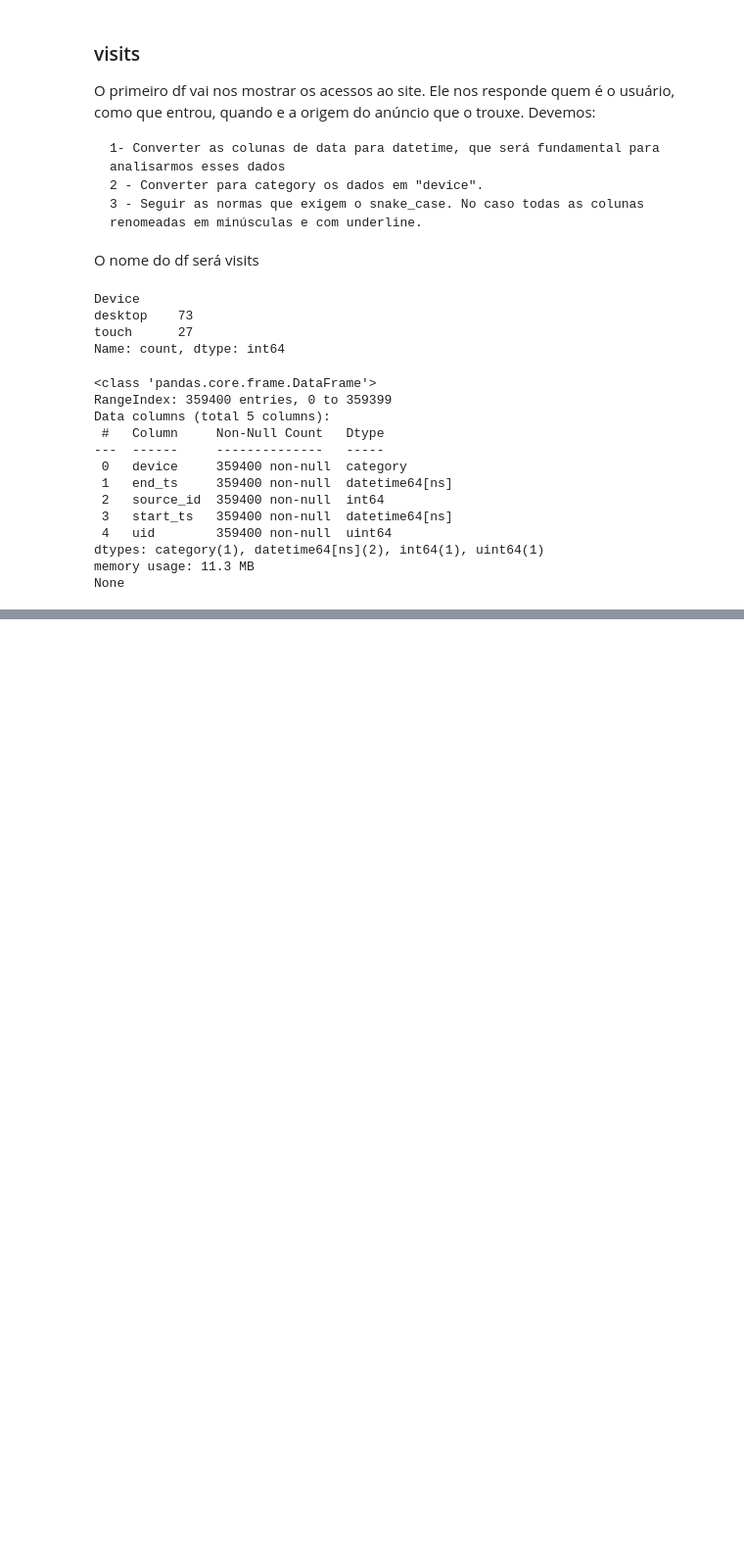
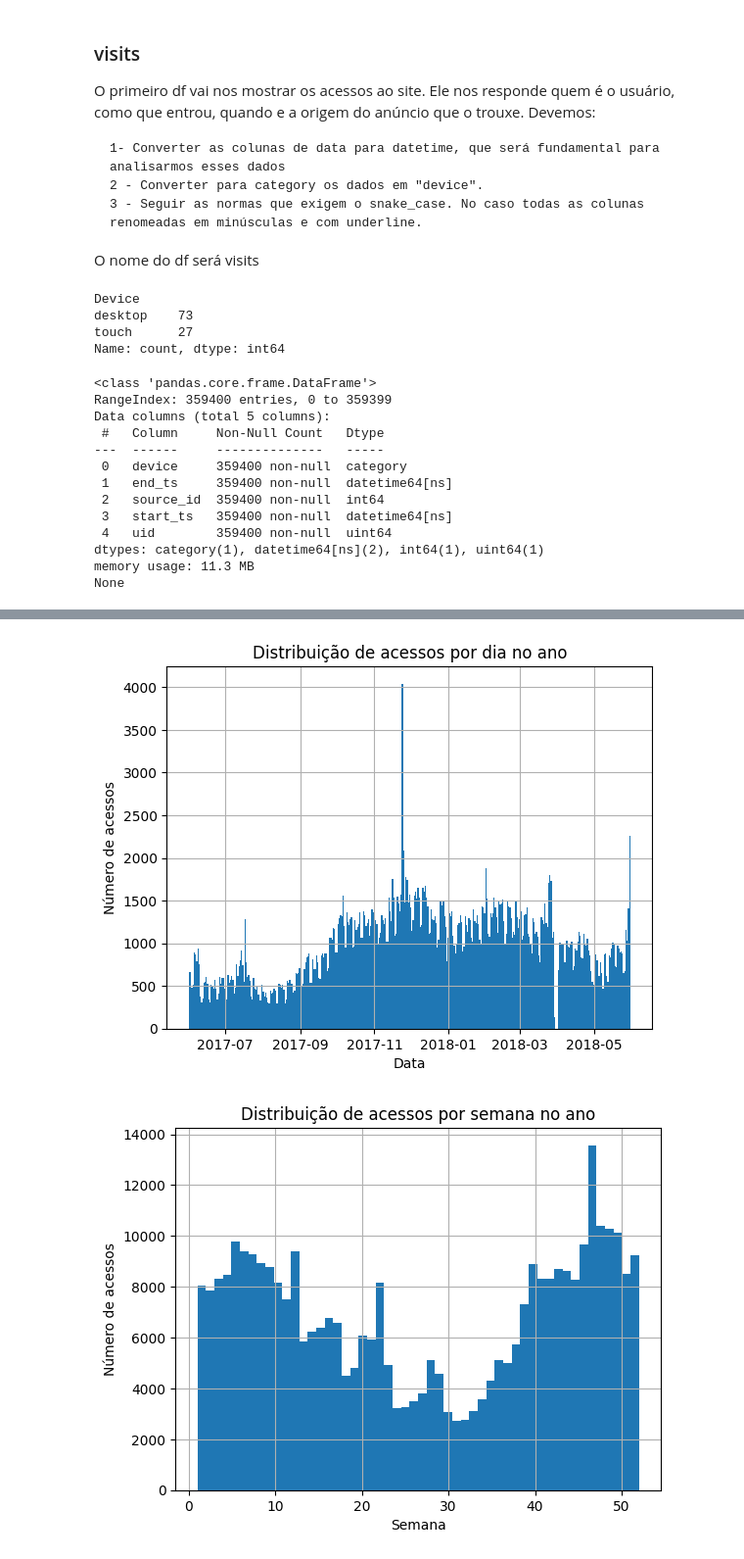
Before and after one commit to gustavoquareli/projeto-S_08, a Jupyter notebook: notebook.ipynb, the cells around one changed output, grey strips where cells are left out. Shown at 98% size. Saved outputs shown, nothing was run; the diff lists cells and outputs as text; code cells hidden in the pictures; blank space fills up the shorter version.

```diff
--- a/notebook.ipynb
+++ b/notebook.ipynb
@@ -82,0 +197,11 @@ None
+# %%
+visits['day'] = visits['start_ts'].dt.date
+visits['week'] = visits['start_ts'].dt.isocalendar().week
+visits['month'] = visits['start_ts'].dt.month
+
+visits['total_session'] = visits['end_ts'] - visits['start_ts']
+visits['total_session'] = visits['total_session'].dt.seconds / 60
+print(visits.head())
+
+print("\n\n")
+print(f'O df corresponde aos acessos desde o dia {visits['day'].min()} até o dia {visits['day'].max()}')
@@ -82,0 +227,22 @@ None
+# %%
+
+visits['day'].hist(bins=365)
+plt.title('Distribuição de acessos por dia no ano')
+plt.xlabel('Data')
+plt.ylabel('Número de acessos')
+plt.show()
+
+visits['week'].hist(bins=52)
+plt.title('Distribuição de acessos por semana no ano')
+plt.xlabel('Semana')
+plt.ylabel('Número de acessos')
+plt.show()
+
+visits['month'].hist(bins=12)
+plt.title('Distribuição de acessos por mês no ano')
+plt.xlabel('Mês')
+plt.ylabel('Número de acessos')
+plt.show()
+# %% [output]
+[figure, added]
+[figure, added]
```
Also changed, not shown: parts of 23 cells of this notebook.
